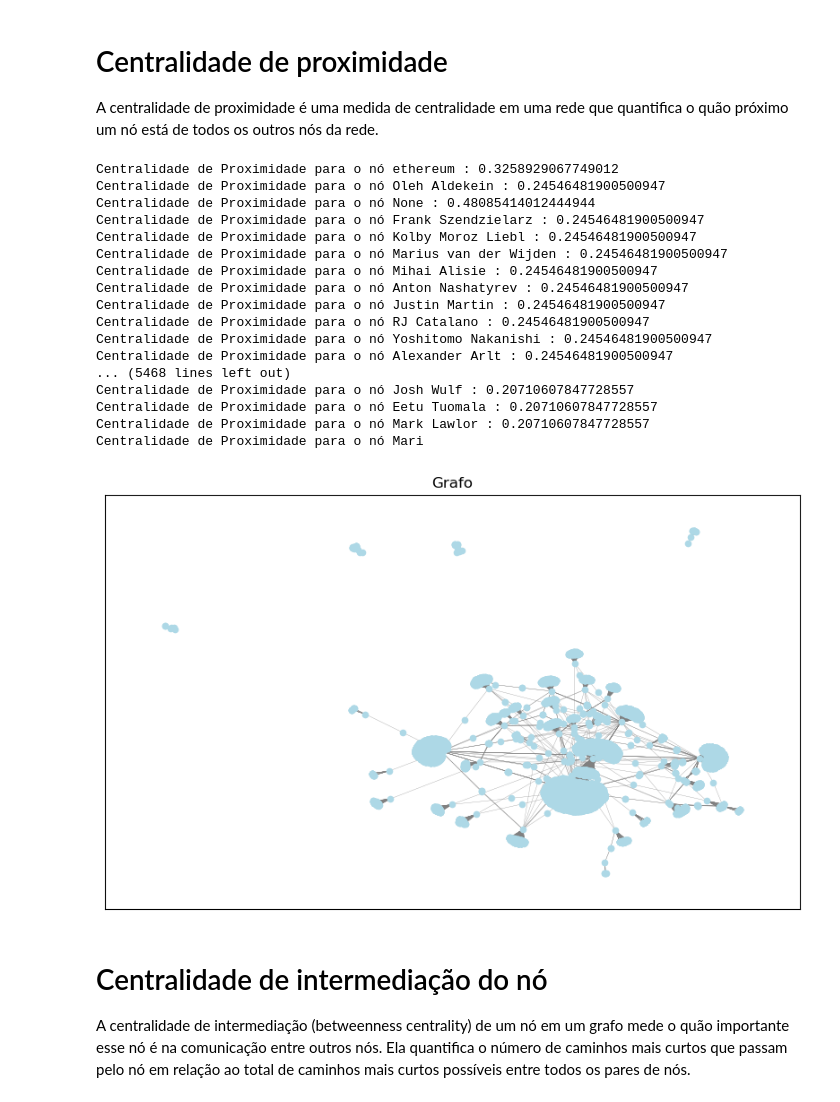
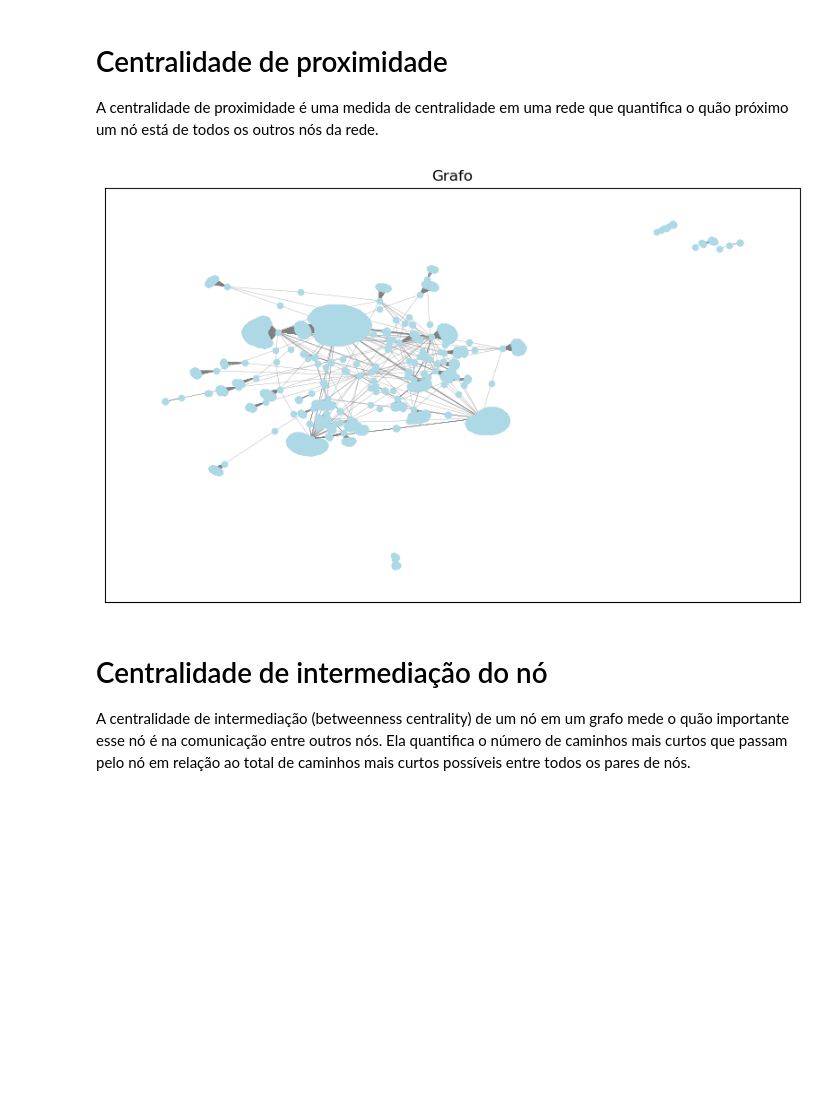
Before and after one commit to AlanOliveira43/ProjetoAnalise_U3, a Jupyter notebook: Analise/Notebook.ipynb, the cells around one changed output. Drawn from its saved outputs; the diff is of its cells as text; code cells hidden in the pictures; blank space fills up the shorter version.

```diff
--- a/Analise/Notebook.ipynb
+++ b/Analise/Notebook.ipynb
@@ -386,54 +347,34 @@ import matplotlib.pyplot as plt
 
 # Carregando o arquivo .csv
 df = pd.read_csv('datexDataA1.csv')
 
 # Criando o grafo
 G = nx.from_pandas_edgelist(df, 'Organisation', 'member')
 
 # Calculando a centralidade de proximidade
 closeness_centrality = nx.closeness_centrality(G)
 
-# Exibindo a centralidade de proximidade para cada nó
-for node, centrality in closeness_centrality.items():
-    print("Centralidade de Proximidade para o nó", node, ":", centrality)
 
 # Posicionando os nós utilizando o layout de mola
 pos = nx.spring_layout(G)
 
 # Configurando as opções de visualização
 options = {
     'node_color': 'lightblue',
     'edge_color': 'gray',
     'font_size': 10,
     'node_size': 20,
     'width': 0.2,
     'with_labels': False,
 }
 
 # Gerando o gráfico do grafo
 plt.figure(figsize=(10, 6))
 nx.draw_networkx(G, pos, **options)
 plt.title("Grafo")
 plt.show()
 # %% [output]
-Centralidade de Proximidade para o nó ethereum : 0.3258929067749012
-Centralidade de Proximidade para o nó Oleh Aldekein : 0.24546481900500947
-Centralidade de Proximidade para o nó None : 0.48085414012444944
-Centralidade de Proximidade para o nó Frank Szendzielarz : 0.24546481900500947
-Centralidade de Proximidade para o nó Kolby Moroz Liebl : 0.24546481900500947
-Centralidade de Proximidade para o nó Marius van der Wijden : 0.24546481900500947
-Centralidade de Proximidade para o nó Mihai Alisie : 0.24546481900500947
-Centralidade de Proximidade para o nó Anton Nashatyrev : 0.24546481900500947
-Centralidade de Proximidade para o nó Justin Martin : 0.24546481900500947
-Centralidade de Proximidade para o nó RJ Catalano : 0.24546481900500947
-Centralidade de Proximidade para o nó Yoshitomo Nakanishi : 0.24546481900500947
-Centralidade de Proximidade para o nó Alexander Arlt : 0.24546481900500947
-... (5468 lines left out)
-Centralidade de Proximidade para o nó Josh Wulf : 0.20710607847728557
-Centralidade de Proximidade para o nó Eetu Tuomala : 0.20710607847728557
-Centralidade de Proximidade para o nó Mark Lawlor : 0.20710607847728557
-Centralidade de Proximidade para o nó Mari
-[figure, old version]
+[figure, new version]
 # %% [markdown]
 # Centralidade de intermediação do nó
 A centralidade de intermediação (betweenness centrality) de um nó em um grafo mede o quão importante esse nó é na comunicação entre outros nós. Ela quantifica o número de caminhos mais curtos que passam pelo nó em relação ao total de caminhos mais curtos possíveis entre todos os pares de nós.
```
Also changed, not shown: parts of 3 cells of this notebook, 1 other file.
